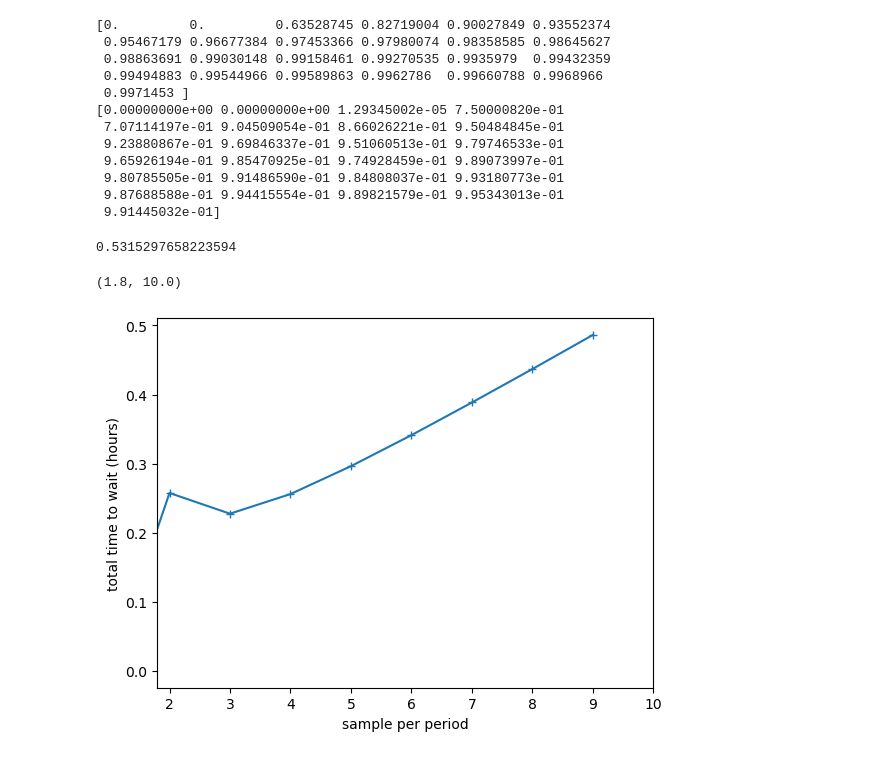
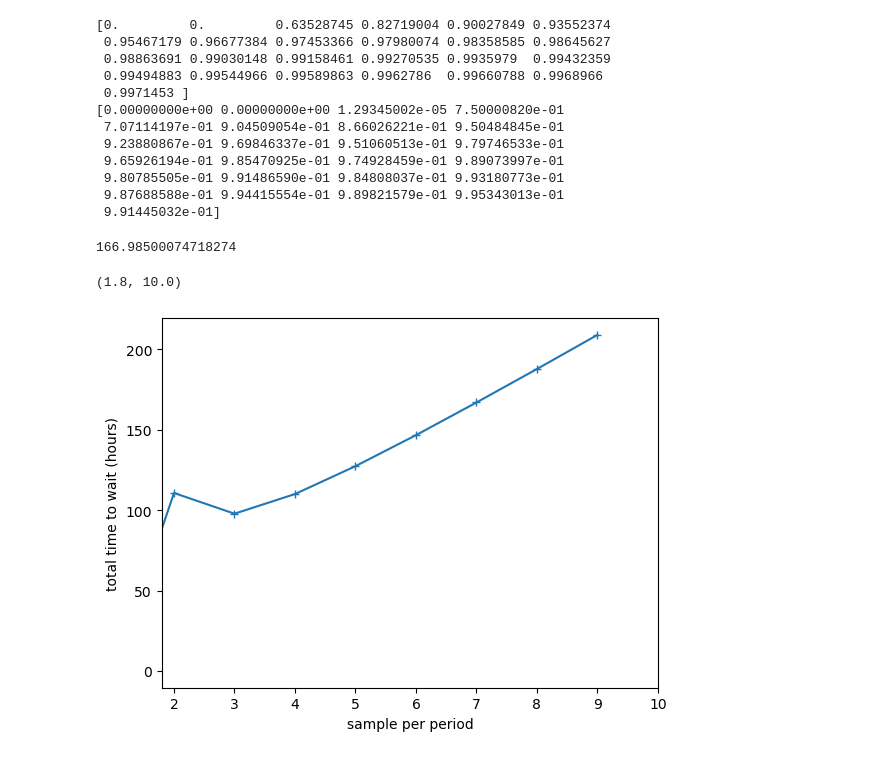
Before and after one commit to rw588/ETH-Simulations, a Jupyter notebook: XRaySims/rateResolution.ipynb, the cells around one changed output. Cells and saved outputs as stored; diff of their text form; code cells hidden in the pictures.

Commit message:
changed some rate calculations

```diff
--- a/XRaySims/rateResolution.ipynb
+++ b/XRaySims/rateResolution.ipynb
@@ -104,26 +104,33 @@ def expDecay(lengthmm, speedMS, timeconstantUs):
     time = length / speedMS
     timeconstantS = timeconstantUs*1e-6
     return np.exp(-time/timeconstantS)
+
+def solidAngle(detectorSizeMM, distAwayCM):
+    detArea = (detectorSizeMM/1000)**2
+    distAway = distAwayCM/100
+    return detArea/(4*np.pi*distAway**2) * 4 #times 2 for top bottom left right
 # %%
 samplePerSin = 7
 MuRate = 1000 #per second
-realRate = MuRate * expDecay(1.5, 2175, 2.2)
+solidRate = MuRate * solidAngle(5, 5)
+#take into account expdecay before detectors
+realRate = solidRate * expDecay(1.5, 2175, 2.2)
 sigma = 3 #3 sigma threshold i.e. 95th percentile
 contrast = 0.3
 print(timeToWait(samplePerSin, realRate, sigma, contrast)/3600)
 # %% [output]
-0.5315297658223594
+166.98500074718274
 # %%
 limit = 10
 time = np.zeros(limit)
 for samples in range(2,limit):
-    time[samples] = timeToWait(samples, rate, sigma, contrast)/3600
+    time[samples] = timeToWait(samples, realRate, sigma, contrast)/3600
 
 plt.plot(time, '+-')
 plt.xlabel('sample per period')
 plt.ylabel('total time to wait (hours)')
 plt.xticks(np.arange(0, limit+1, 1))
 plt.xlim(1.8, limit)
 # %% [output]
 (1.8, 10.0)
-[figure, old version]
+[figure, new version]
```
Also changed, not shown: parts of 2 cells of this notebook.
